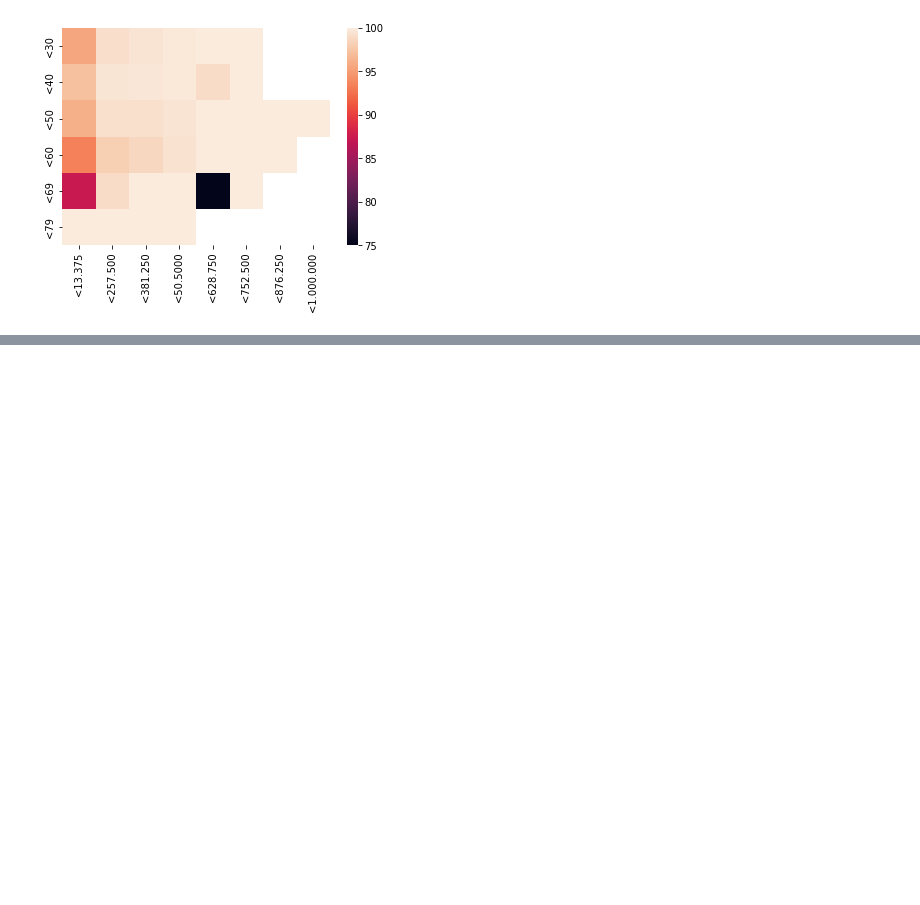
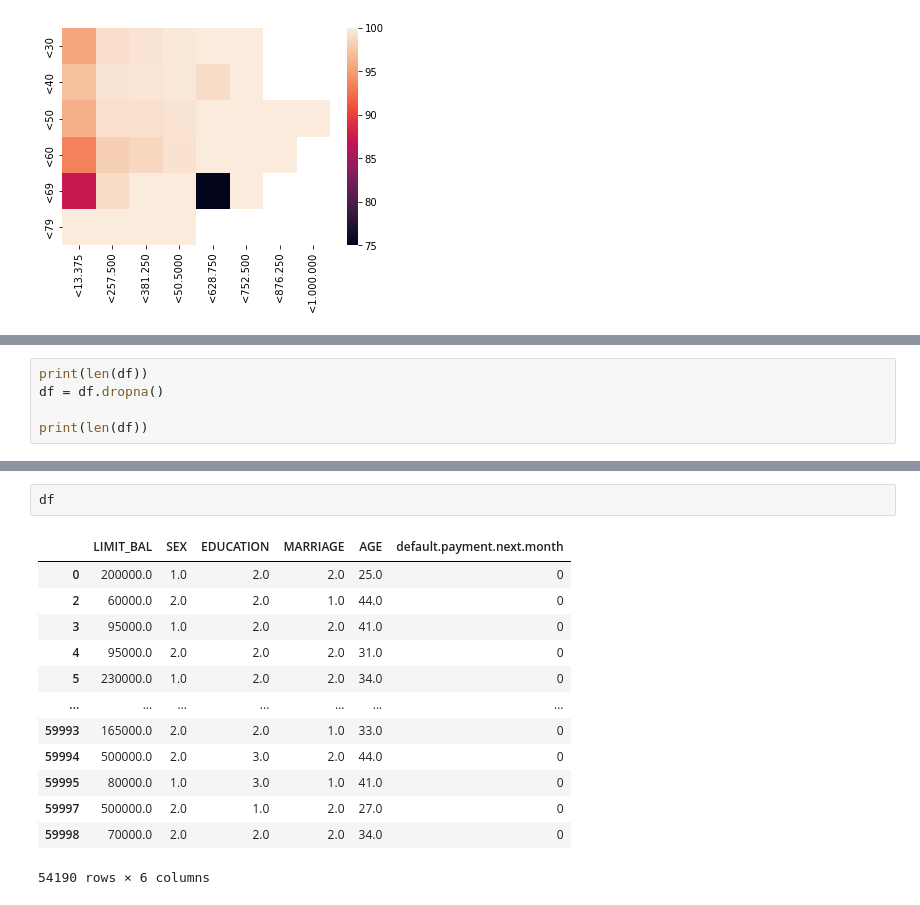
Before and after one commit to janbraunsdorff/Data-Journey, a Jupyter notebook: kredit-001_deskriptive.ipynb, the cells around one changed output, grey strips where cells are left out. Drawn from its saved outputs; the diff is of its cells as text; blank space fills up the shorter version.

```diff
--- a/kredit-001_deskriptive.ipynb
+++ b/kredit-001_deskriptive.ipynb
@@ -388,0 +416,5 @@ sns.heatmap(
+# %%
+print(len(df))
+df = df.dropna()
+
+print(len(df))
@@ -388,0 +565,16 @@ sns.heatmap(
+# %%
+df
+# %% [output]
+|  | LIMIT_BAL | SEX | EDUCATION | MARRIAGE | AGE | default.payment.next.month |
+| 0 | 200000.0 | 1.0 | 2.0 | 2.0 | 25.0 | 0 |
+| 2 | 60000.0 | 2.0 | 2.0 | 1.0 | 44.0 | 0 |
+| 3 | 95000.0 | 1.0 | 2.0 | 2.0 | 41.0 | 0 |
+| 4 | 95000.0 | 2.0 | 2.0 | 2.0 | 31.0 | 0 |
+| 5 | 230000.0 | 1.0 | 2.0 | 2.0 | 34.0 | 0 |
+| ... | ... | ... | ... | ... | ... | ... |
+| 59993 | 165000.0 | 2.0 | 2.0 | 1.0 | 33.0 | 0 |
+| 59994 | 500000.0 | 2.0 | 3.0 | 2.0 | 44.0 | 0 |
+| 59995 | 80000.0 | 1.0 | 3.0 | 1.0 | 41.0 | 0 |
+| 59997 | 500000.0 | 2.0 | 1.0 | 2.0 | 27.0 | 0 |
+| 59998 | 70000.0 | 2.0 | 2.0 | 2.0 | 34.0 | 0 |
+54190 rows × 6 columns
```
Also changed, not shown: parts of 10 cells of this notebook.
